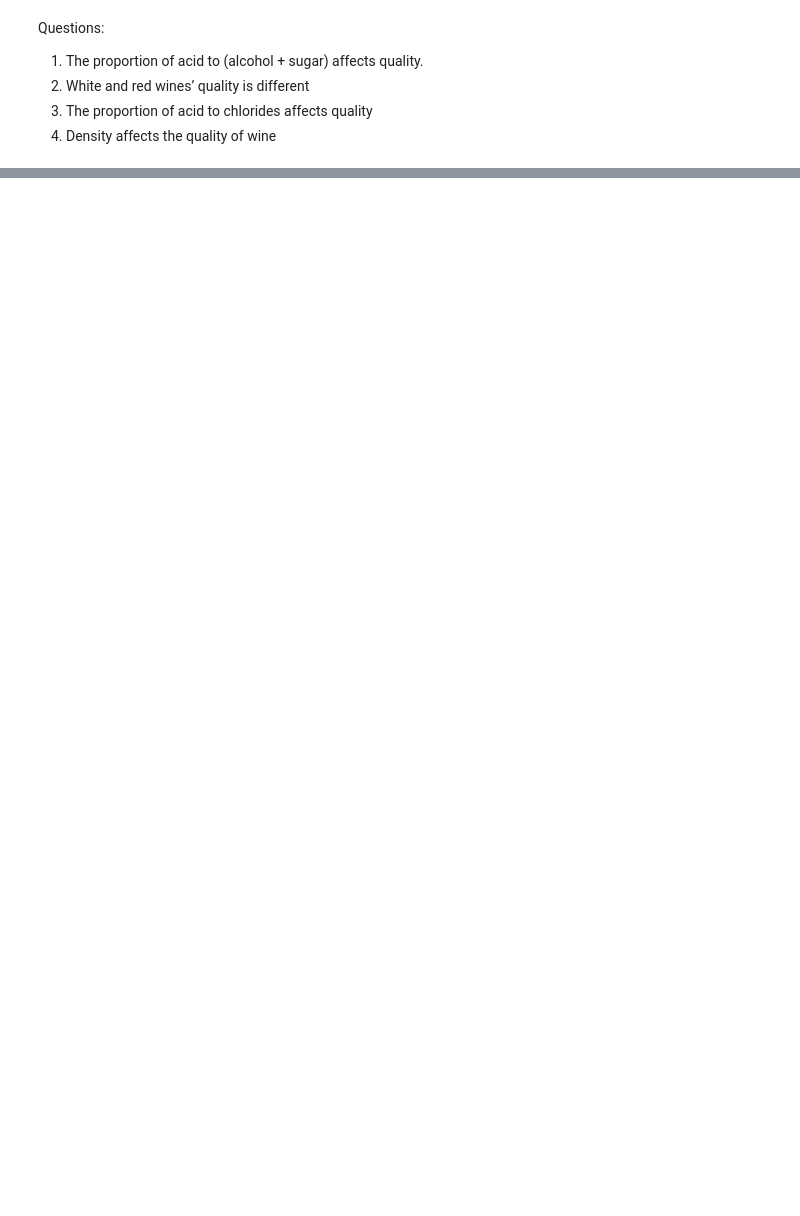
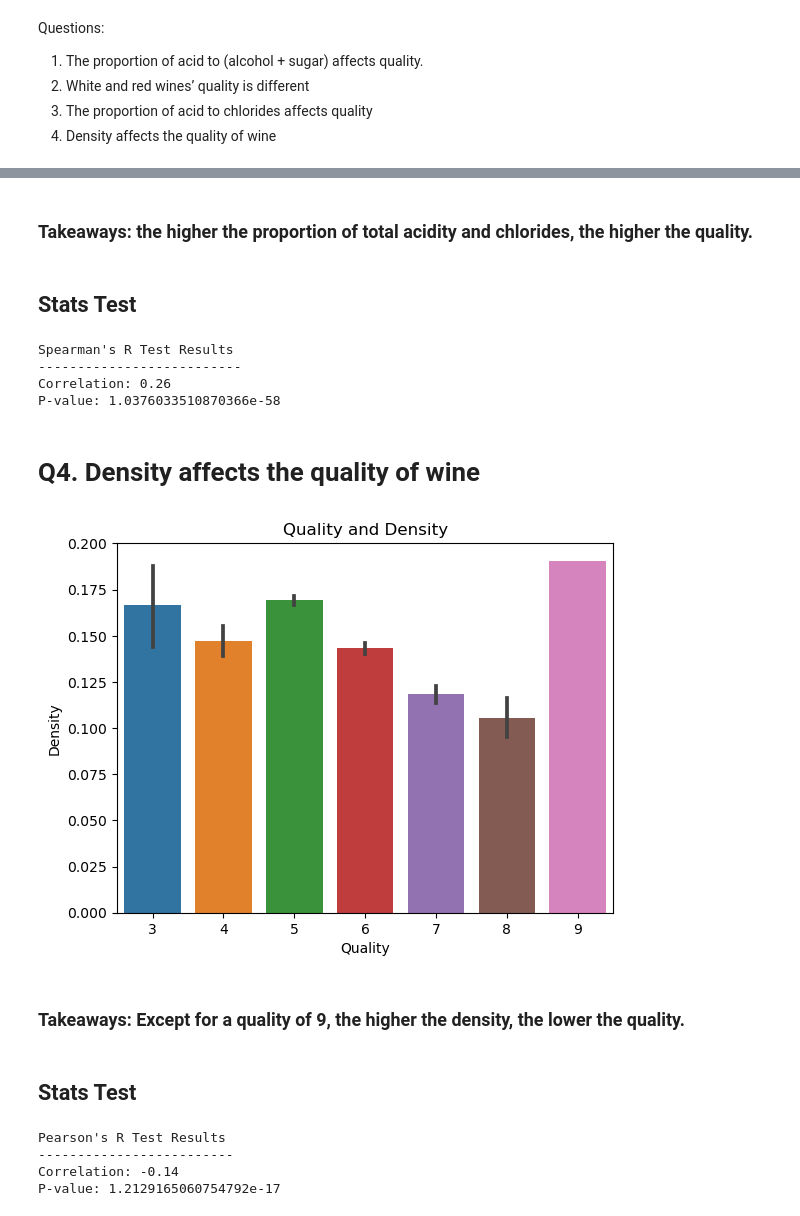
Before and after one commit to richiepmeyer/wine_quality, a Jupyter notebook: final_report.ipynb, the cells around one changed output, grey strips where cells are left out. Drawn from its saved outputs; the diff is of its cells as text; code cells hidden in the pictures; blank space fills up the shorter version.

```diff
--- a/final_report.ipynb
+++ b/final_report.ipynb
@@ -60,8 +62,8 @@ train, X_train, y_train, X_val, y_val, X_test, y_test = e.split_data(df,'quality
 # Scale Data
 X_train_s,X_val_s,X_test_s = e.scale_minmax(X_train,X_val,X_test)
 
-# Append scaled density column to train
-train['density_scaled'] = X_train_s['density']
+# Deep copy of scaled dataset with quality column added
+train_scaled = e.copy_train(X_train_s, train)
 
 # Dropping infinite values
 X_train_s, X_val_s, X_test_s, y_train, y_val, y_test =\
@@ -159,0 +136,31 @@ m.run_models(X_train_s, X_val_s, X_test_s, y_train, y_val, 'quality').sort_value
+# %% [markdown]
+### Takeaways: the higher the proportion of total acidity and chlorides, the higher the quality. <a class="tocSkip">
+# %% [markdown]
+## Stats Test <a class="tocSkip">
+# %%
+# Spearman's R test
+viz.spearman2(train_scaled)
+# %% [output]
+Spearman's R Test Results
+--------------------------
+Correlation: 0.26
+P-value: 1.0376033510870366e-58
+# %% [markdown]
+# Q4. Density affects the quality of wine <a class="tocSkip">
+# %%
+# Barplot
+viz.barplot4(train_scaled)
+# %% [output]
+[figure, added]
+# %% [markdown]
+### Takeaways: Except for a quality of 9, the higher the density, the lower the quality. <a class="tocSkip">
+# %% [markdown]
+## Stats Test <a class="tocSkip">
+# %%
+# Pearson R test
+viz.pearsonr(train_scaled)
+# %% [output]
+Pearson's R Test Results
+-------------------------
+Correlation: -0.14
+P-value: 1.2129165060754792e-17
```
Also changed, not shown: parts of 56 cells of this notebook, 3 other files.
